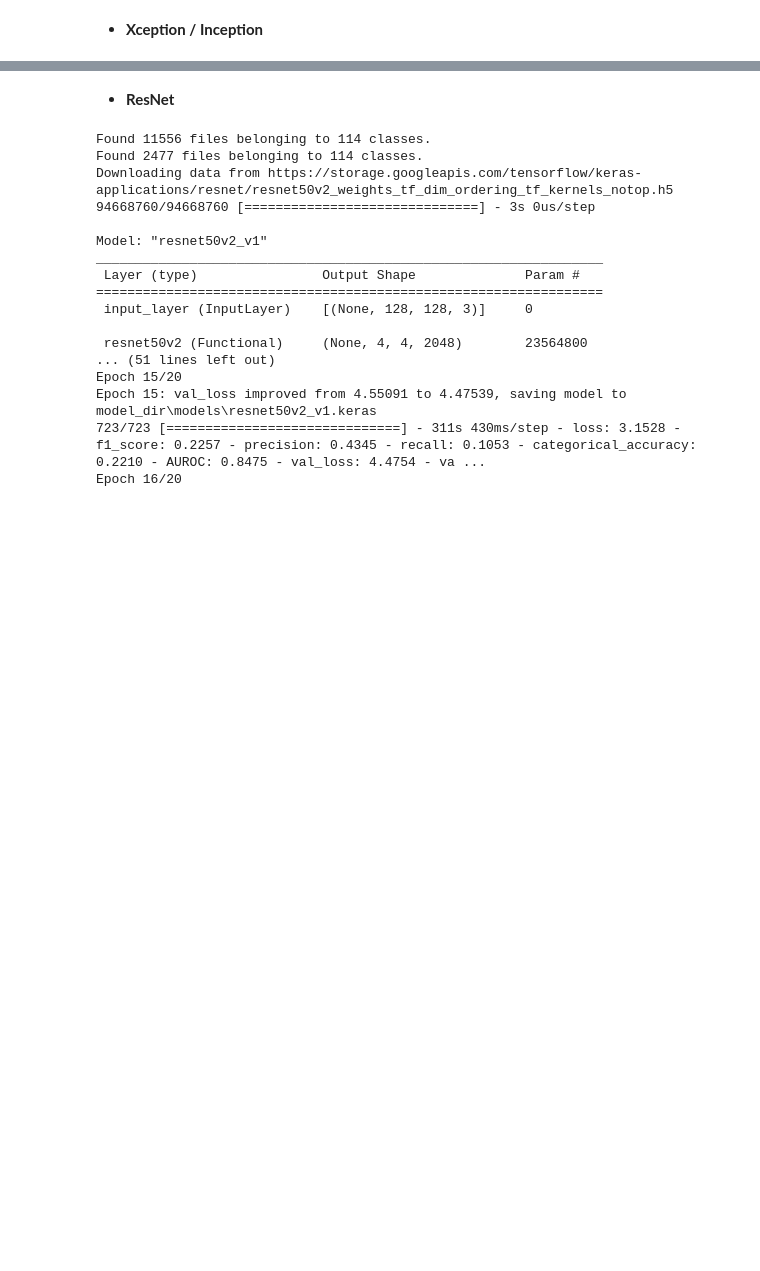
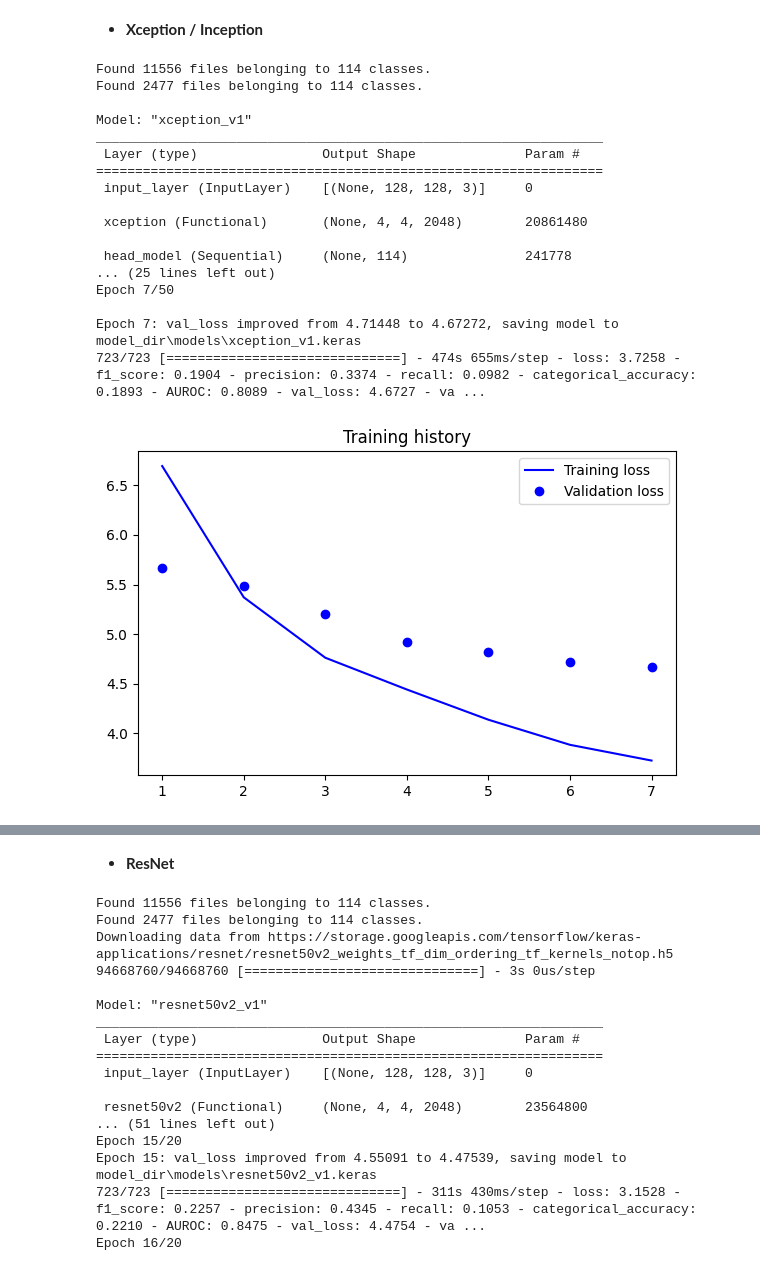
Before and after one commit to fmportela/deep-learning-23-24-nova-ims-group-project, a Jupyter notebook: 4-model-train.ipynb, the cells around one changed output, grey strips where cells are left out. Cells and saved outputs as stored; diff of their text form; code cells hidden in the pictures; blank space fills up the shorter version.

```diff
--- a/4-model-train.ipynb
+++ b/4-model-train.ipynb
@@ -1647,8 +1769,8 @@ Epoch 20: val_loss did not improve from 4.36850
 
 def xception_v1(model_name: str):
 
-    batch_size = 256
-    image_size = (128, 128)
+    batch_size = 16
+    image_size = (128, 128)  # images must be at least 71x71
     input_shape = image_size + (3,)
 
     train_data, val_data = import_data(batch_size=batch_size, image_size=image_size, import_mask=(True, True, False))
@@ -1706,30 +1828,49 @@ def xception_v1(model_name: str):
 
         StopLossDivergence(.3, 5, verbose=1),
 
         ModelCheckpoint(filepath=os.path.join(MODELS_PATH, f'{model_name}.keras'),
                         monitor=monitor,
                         save_best_only=True,
                         verbose=1),
 
         ReduceLROnPlateau(monitor=monitor,
                           factor=0.1,
                           patience=2,
                           cooldown=0,
                           verbose=1)
     ]
 
     # model fitting
     history = model.fit(augmented_train,
                         epochs=50,
                         validation_data=val_data,
                         class_weight=CLASS_WEIGHTS,
                         callbacks=callbacks_list,
                         verbose=1)
 
     return model, history.history
 
 model_name = xception_v1.__name__
 model, history = xception_v1(model_name)
 save_model_history(history, os.path.join(HISTORIES_PATH, f'{model_name}.pkl'))
 print()
 plot_loss_history(history)
+# %% [output]
+Found 11556 files belonging to 114 classes.
+Found 2477 files belonging to 114 classes.
+
+Model: "xception_v1"
+_________________________________________________________________
+ Layer (type)                Output Shape              Param #
+=================================================================
+ input_layer (InputLayer)    [(None, 128, 128, 3)]     0
+
+ xception (Functional)       (None, 4, 4, 2048)        20861480
+
+ head_model (Sequential)     (None, 114)               241778
+... (25 lines left out)
+Epoch 7/50
+
+Epoch 7: val_loss improved from 4.71448 to 4.67272, saving model to model_dir\models\xception_v1.keras
+723/723 [==============================] - 474s 655ms/step - loss: 3.7258 - f1_score: 0.1904 - precision: 0.3374 - recall: 0.0982 - categorical_accuracy: 0.1893 - AUROC: 0.8089 - val_loss: 4.6727 - va ...
+[figure, added]
```
Also changed, not shown: parts of 5 cells of this notebook, 1 other file.
